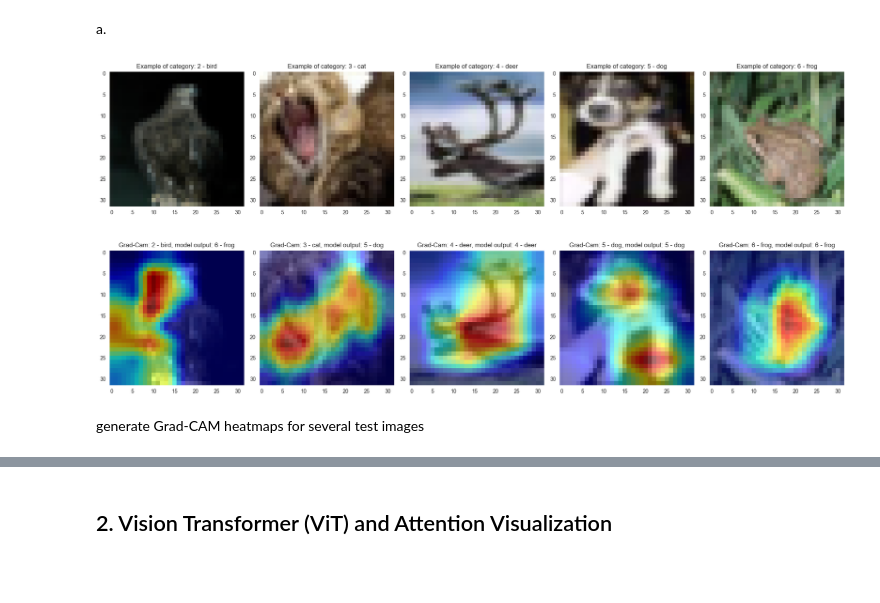
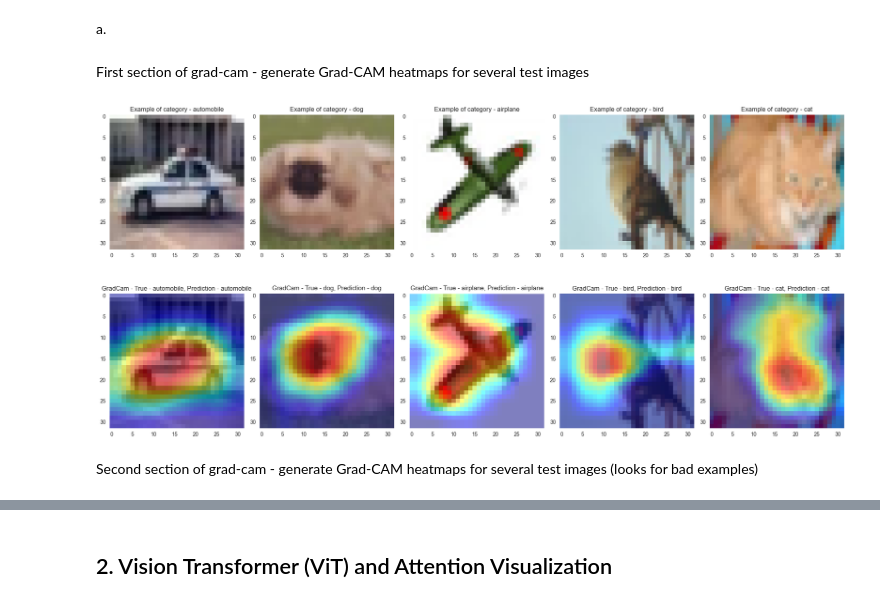
Before and after one commit to amirnadaBGU/deeplearning_hw3, a Jupyter notebook: Assignment3.ipynb, the cells around one changed output, grey strips where cells are left out. Cells and saved outputs as stored; diff of their text form; code cells hidden in the pictures; blank space fills up the shorter version.

```diff
--- a/Assignment3.ipynb
+++ b/Assignment3.ipynb
@@ -431,7 +411,14 @@ Epoch 3, global step 472: 'validation loss' reached 0.87373 (best 0.87373), savi
 c.
 # %%
 # 🔍 Evaluate
-best_model = SimpleCNN.load_from_checkpoint(checkpoint_callback.best_model_path)
+print(checkpoint_callback.best_model_path)
+
+try:
+    best_model = SimpleCNN.load_from_checkpoint(checkpoint_callback.best_model_path)
+except:
+    checkpoint_path = "C:/Users/ndvam/PycharmProjects/deeplearning_hw3/cnn_cifar10_best.ckpt"
+    best_model = SimpleCNN.load_from_checkpoint(checkpoint_path)
+
 
 trainer.validate(model=best_model,dataloaders=validation_loader)
 
@@ -479,6 +475,8 @@ model.eval()
 target_layer = model.features[-1][0]
 
 cam = GradCAM(model=model, target_layers=[target_layer])
+# %% [markdown]
+First section of grad-cam - generate Grad-CAM heatmaps for several test images
 # %%
 from pytorch_grad_cam.utils.model_targets import ClassifierOutputTarget
 import random
@@ -494,9 +492,9 @@ def get_class_name_from_idx(dictionary,idx):
 def show_example_per_label(dataset):
     sample_targets = []
     sample_indices = []
-    random.seed(9)
+    random.seed(2228)
     for k,target in enumerate(dataset.targets):
-        if random.random() < 0.1:
+        if random.random() < 0.05:
             if not target in sample_targets:
                 sample_indices.append(k)
                 sample_targets.append(target)
@@ -505,47 +503,38 @@ def show_example_per_label(dataset):
     fig, axs = plt.subplots(nrows=2, ncols=5, figsize=(20, 10))
 
     index = 0
-    for k in sorted_indices_by_target[2:7]:
+    for k in sorted_indices_by_target[[1, 5, 0, 2, 3]]:
 
         rgb_img = dataset.data[sample_indices[k]]/255.0
         category = sample_targets[k]
         axs[0,index]. grid(False)
-        axs[0,index].set_title(f"Example of category: {category} - {get_class_name_from_idx(dataset.class_to_idx,sample_targets[k])}")
+        axs[0,index].set_title(f"Example of category - {get_class_name_from_idx(dataset.class_to_idx,sample_targets[k])}")
         axs[0,index].imshow(rgb_img)
 
         input_tensor = preprocess_image(rgb_img,mean=cifar10_mean,std=cifar10_std).float()
 
         # Show what model predicted
         with torch.no_grad():
             logits = model(input_tensor)
             probs = logits.softmax(dim=1).squeeze(0)
             pred_idx  = int(probs.argmax())
 
         grayscale_cam = cam(input_tensor=input_tensor, targets=[ClassifierOutputTarget(category)])
         grayscale_cam = grayscale_cam[0, :]
         visualization = show_cam_on_image(rgb_img, grayscale_cam, use_rgb=True)
 
         axs[1,index]. grid(False)
-        axs[1,index].set_title(f"Grad-Cam: {category} - {get_class_name_from_idx(dataset.class_to_idx,sample_targets[k])}, model output: {pred_idx} - {get_class_name_from_idx(dataset.class_to_idx,pred_idx)}")
+        axs[1,index].set_title(f"GradCam - True - {get_class_name_from_idx(dataset.class_to_idx,sample_targets[k])}, "
+                               f"Prediction - {get_class_name_from_idx(dataset.class_to_idx,pred_idx)}")
         axs[1,index].imshow(visualization)
         index += 1
         if index == 5:
              break
     fig.tight_layout()
     plt.show()
 
 show_example_per_label(test_dataset)
-
-
-# # You can also pass aug_smooth=True and eigen_smooth=True, to apply smoothing.
-# grayscale_cam = cam(input_tensor=input_tensor, targets=[ClassifierOutputTarget(0)])
-# # In this example grayscale_cam has only one image in the batch:
-# grayscale_cam = grayscale_cam[0, :]
-# visualization = show_cam_on_image(rgb_img, grayscale_cam, use_rgb=True)
-# # You can also get the model outputs without having to redo inference
-# model_outputs = cam.outputs
-# plt.imshow(visualization); plt.axis("off"); plt.show()
 # %% [output]
-[figure, old version]
+[figure, new version]
 # %% [markdown]
-generate Grad-CAM heatmaps for several test images
+Second section of grad-cam - generate Grad-CAM heatmaps for several test images (looks for bad examples)
```
Also changed, not shown: parts of 13 cells of this notebook.
